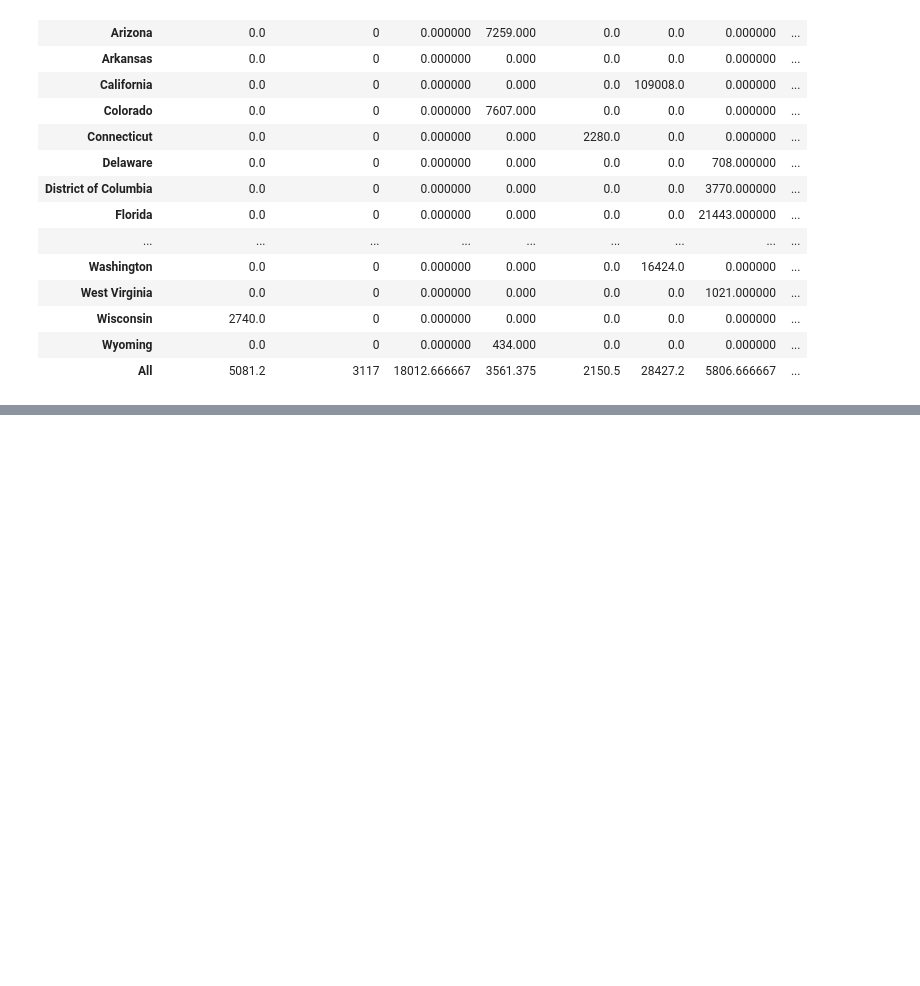
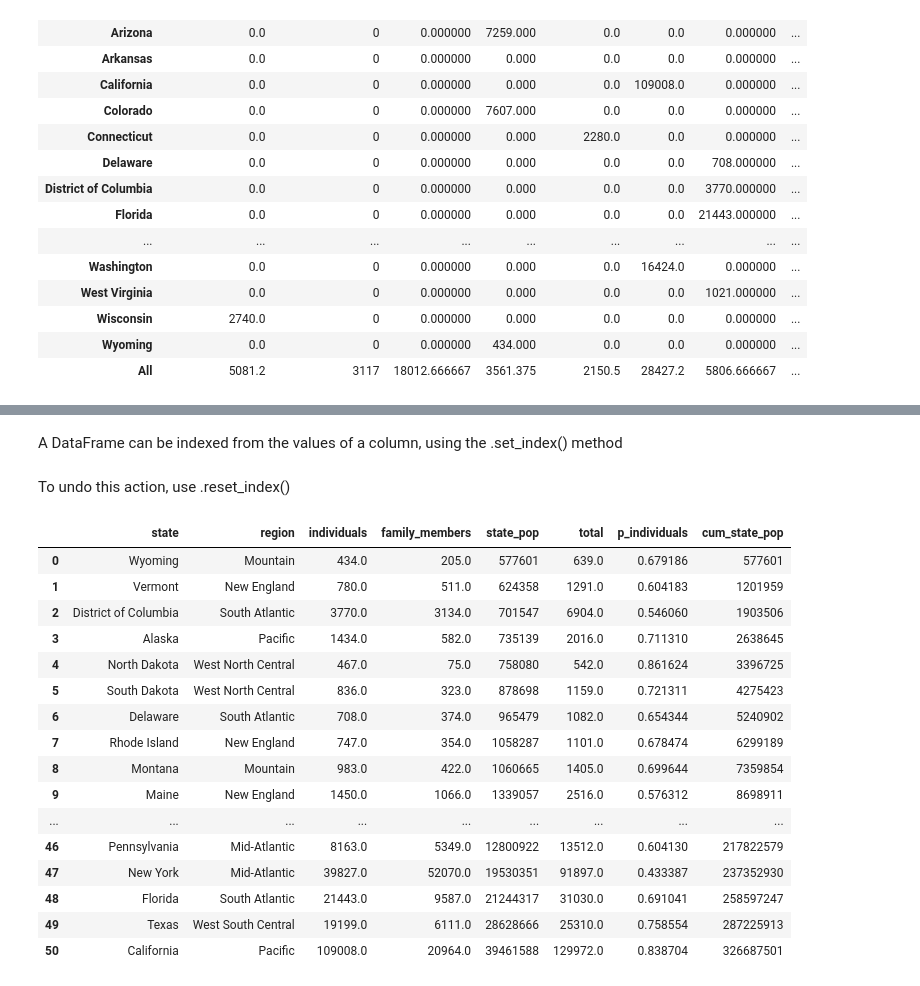
Before and after one commit to mapra99/ds-data-manipulation, a Jupyter notebook: pandas-datacamp.ipynb, the cells around one changed output, grey strips where cells are left out. Cells and saved outputs as stored; diff of their text form; code cells hidden in the pictures; blank space fills up the shorter version.

Commit message:
Indexing with pandas

```diff
--- a/pandas-datacamp.ipynb
+++ b/pandas-datacamp.ipynb
@@ -435,0 +440,28 @@ homelessness.pivot_table(
+# %% [markdown]
+A DataFrame can be indexed from the values of a column, using the .set_index() method
+# %%
+# Index homelessness rows with the state name
+indexed_homelessness = homelessness.set_index("state")
+# %% [markdown]
+To undo this action, use .reset_index()
+# %%
+# Go back to number-based index
+indexed_homelessness.reset_index()
+# %% [output]
+|  | state | region | individuals | family_members | state_pop | total | p_individuals | cum_state_pop |
+| 0 | Wyoming | Mountain | 434.0 | 205.0 | 577601 | 639.0 | 0.679186 | 577601 |
+| 1 | Vermont | New England | 780.0 | 511.0 | 624358 | 1291.0 | 0.604183 | 1201959 |
+| 2 | District of Columbia | South Atlantic | 3770.0 | 3134.0 | 701547 | 6904.0 | 0.546060 | 1903506 |
+| 3 | Alaska | Pacific | 1434.0 | 582.0 | 735139 | 2016.0 | 0.711310 | 2638645 |
+| 4 | North Dakota | West North Central | 467.0 | 75.0 | 758080 | 542.0 | 0.861624 | 3396725 |
+| 5 | South Dakota | West North Central | 836.0 | 323.0 | 878698 | 1159.0 | 0.721311 | 4275423 |
+| 6 | Delaware | South Atlantic | 708.0 | 374.0 | 965479 | 1082.0 | 0.654344 | 5240902 |
+| 7 | Rhode Island | New England | 747.0 | 354.0 | 1058287 | 1101.0 | 0.678474 | 6299189 |
+| 8 | Montana | Mountain | 983.0 | 422.0 | 1060665 | 1405.0 | 0.699644 | 7359854 |
+| 9 | Maine | New England | 1450.0 | 1066.0 | 1339057 | 2516.0 | 0.576312 | 8698911 |
+| ... | ... | ... | ... | ... | ... | ... | ... | ... |
+| 46 | Pennsylvania | Mid-Atlantic | 8163.0 | 5349.0 | 12800922 | 13512.0 | 0.604130 | 217822579 |
+| 47 | New York | Mid-Atlantic | 39827.0 | 52070.0 | 19530351 | 91897.0 | 0.433387 | 237352930 |
+| 48 | Florida | South Atlantic | 21443.0 | 9587.0 | 21244317 | 31030.0 | 0.691041 | 258597247 |
+| 49 | Texas | West South Central | 19199.0 | 6111.0 | 28628666 | 25310.0 | 0.758554 | 287225913 |
+| 50 | California | Pacific | 109008.0 | 20964.0 | 39461588 | 129972.0 | 0.838704 | 326687501 |
```
Also changed, not shown: parts of 8 cells of this notebook.
